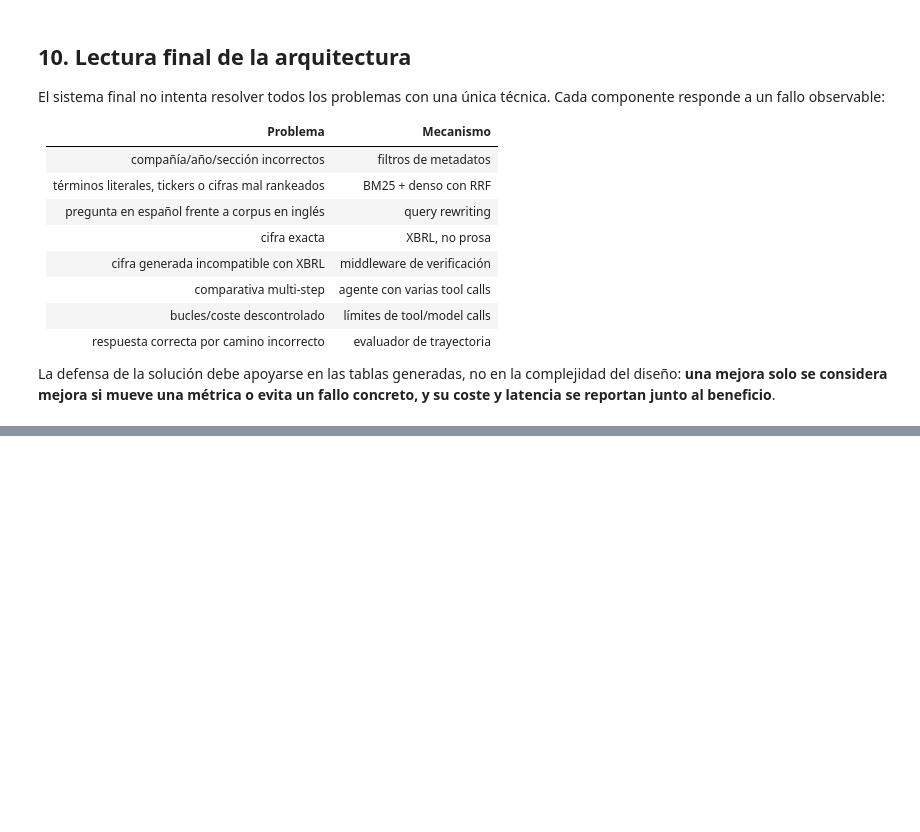
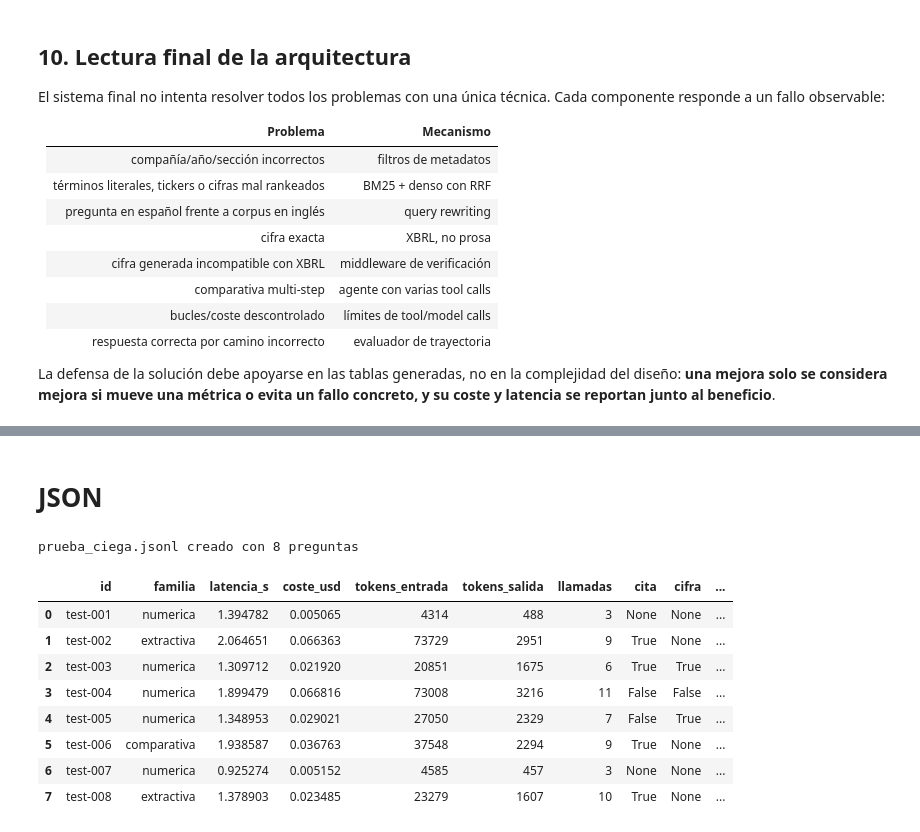
Before and after one commit to mirdbg/Entrega_RAG, a Jupyter notebook: notebook_entrega/Entrega_RAG_final.ipynb, the cells around one changed output, grey strips where cells are left out. Cells and saved outputs as stored; diff of their text form; code cells hidden in the pictures; blank space fills up the shorter version.

```diff
--- a/notebook_entrega/Entrega_RAG_final.ipynb
+++ b/notebook_entrega/Entrega_RAG_final.ipynb
@@ -846,0 +900,75 @@ fuente: texto
+# %% [markdown]
+# JSON
+# %%
+import json
+
+prueba_ciega = [
+    {"id": "test-001", "familia": "numerica", "ticker": "AAPL", "fiscal_year": 2024,
+     "pregunta": "¿Cuál fue el beneficio neto de Apple en FY2024?",
+     "cifra_esperada": None, "unidad": "USD", "concept_xbrl": "NetIncomeLoss",
+     "item_esperado": None, "ancla_texto": None, "chunk_id_esperado": None,
+     "herramienta_esperada": ["get_xbrl_fact"]},
+
+    {"id": "test-002", "familia": "extractiva", "ticker": "NVDA", "fiscal_year": 2025,
+     "pregunta": "¿Qué dice NVIDIA sobre la competencia en el mercado de GPUs?",
+     "cifra_esperada": None, "unidad": None, "concept_xbrl": None,
+     "item_esperado": "1A", "ancla_texto": None, "chunk_id_esperado": None,
+     "herramienta_esperada": ["search_filings"]},
+
+    {"id": "test-003", "familia": "numerica", "ticker": "NVDA", "fiscal_year": 2024,
+     "pregunta": "Según la tabla comparativa de NVIDIA, ¿cuál fue el margen bruto (gross margin) en el ejercicio fiscal 2024 frente al 2023?",
+     "cifra_esperada": 72.7, "unidad": "porcentaje", "concept_xbrl": None,
+     "item_esperado": "7", "ancla_texto": "Gross margin\t72.7\t%\t\t56.9\t%\t\tUp 15.8 pts",
+     "chunk_id_esperado": "NVDA-2024-7-0006", "herramienta_esperada": ["search_filings"]},
+
+    {"id": "test-004", "familia": "numerica", "ticker": "NVDA", "fiscal_year": 2024,
+     "pregunta": "¿Cuánto crecieron los ingresos por diluted share de NVIDIA (net income per diluted share) entre el año fiscal 2023 y 2024?",
+     "cifra_esperada": 585.63, "unidad": "porcentaje", "concept_xbrl": None,
+     "item_esperado": "7", "ancla_texto": "Net income per diluted share\t$\t11.93\t\t\t$\t1.74\t\t\tUp 586%",
+     "chunk_id_esperado": "NVDA-2024-7-0006", "herramienta_esperada": ["search_filings"]},
+
+    {"id": "test-005", "familia": "numerica", "ticker": "AMZN", "fiscal_year": 2025,
+     "pregunta": "¿Cuál fue el resultado operativo combinado de AWS y Norteamérica de Amazon en FY2025?",
+     "cifra_esperada": 75225000000, "unidad": "USD", "concept_xbrl": None,
+     "item_esperado": "7", "ancla_texto": "Operating income by segment is as follows (in millions):",
+     "chunk_id_esperado": "AMZN-2025-7-0019", "herramienta_esperada": ["search_filings"]},
+
+    {"id": "test-006", "familia": "comparativa", "ticker": "META", "fiscal_year": 2025,
+     "pregunta": "Entre Meta, Apple y Amazon, ¿qué empresa tuvo el mayor gasto en I+D en FY2025?",
+     "cifra_esperada": None, "unidad": "USD", "concept_xbrl": None,
+     "item_esperado": None, "ancla_texto": None, "chunk_id_esperado": None,
+     "herramienta_esperada": ["get_xbrl_fact"]},
+
+    {"id": "test-007", "familia": "numerica", "ticker": "TSLA", "fiscal_year": 2025,
+     "pregunta": "¿Cuál fue el beneficio neto de Tesla en FY2025?",
+     "cifra_esperada": None, "unidad": "USD", "concept_xbrl": None,
+     "item_esperado": None, "ancla_texto": None, "chunk_id_esperado": None,
+     "herramienta_esperada": ["list_available"]},
+
+    {"id": "test-008", "familia": "extractiva", "ticker": "GOOGL", "fiscal_year": 2025,
+     "pregunta": "¿Va bien Alphabet?",
+     "cifra_esperada": None, "unidad": None, "concept_xbrl": None,
+     "item_esperado": None, "ancla_texto": None, "chunk_id_esperado": None,
+     "herramienta_esperada": []},
+]
+
+with open("prueba_ciega.jsonl", "w", encoding="utf-8") as f:
+    for p in prueba_ciega:
+        f.write(json.dumps(p, ensure_ascii=False) + "\n")
+
+print(f"prueba_ciega.jsonl creado con {len(prueba_ciega)} preguntas")
+# %% [output]
+prueba_ciega.jsonl creado con 8 preguntas
+# %%
+resultado_prueba = sistema.evaluar("prueba_ciega.jsonl", salida_csv="prueba_ciega_resultados.csv")
+display(resultado_prueba)
+# %% [output]
+|  | id | familia | latencia_s | coste_usd | tokens_entrada | tokens_salida | llamadas | cita | cifra | ... |
+| 0 | test-001 | numerica | 1.394782 | 0.005065 | 4314 | 488 | 3 | None | None | ... |
+| 1 | test-002 | extractiva | 2.064651 | 0.066363 | 73729 | 2951 | 9 | True | None | ... |
+| 2 | test-003 | numerica | 1.309712 | 0.021920 | 20851 | 1675 | 6 | True | True | ... |
+| 3 | test-004 | numerica | 1.899479 | 0.066816 | 73008 | 3216 | 11 | False | False | ... |
+| 4 | test-005 | numerica | 1.348953 | 0.029021 | 27050 | 2329 | 7 | False | True | ... |
+| 5 | test-006 | comparativa | 1.938587 | 0.036763 | 37548 | 2294 | 9 | True | None | ... |
+| 6 | test-007 | numerica | 0.925274 | 0.005152 | 4585 | 457 | 3 | None | None | ... |
+| 7 | test-008 | extractiva | 1.378903 | 0.023485 | 23279 | 1607 | 10 | True | None | ... |
```
Also changed, not shown: parts of 17 cells of this notebook.
